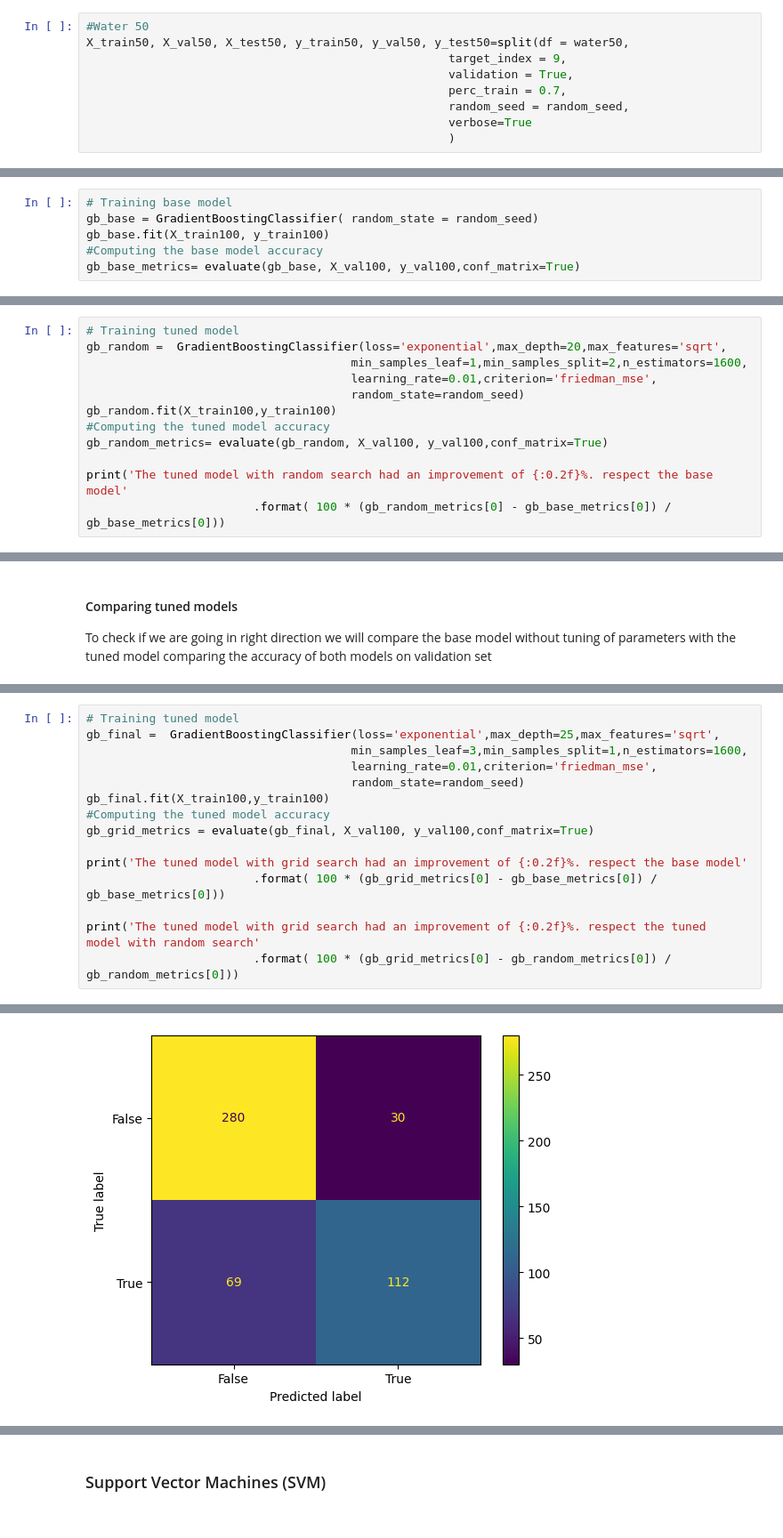
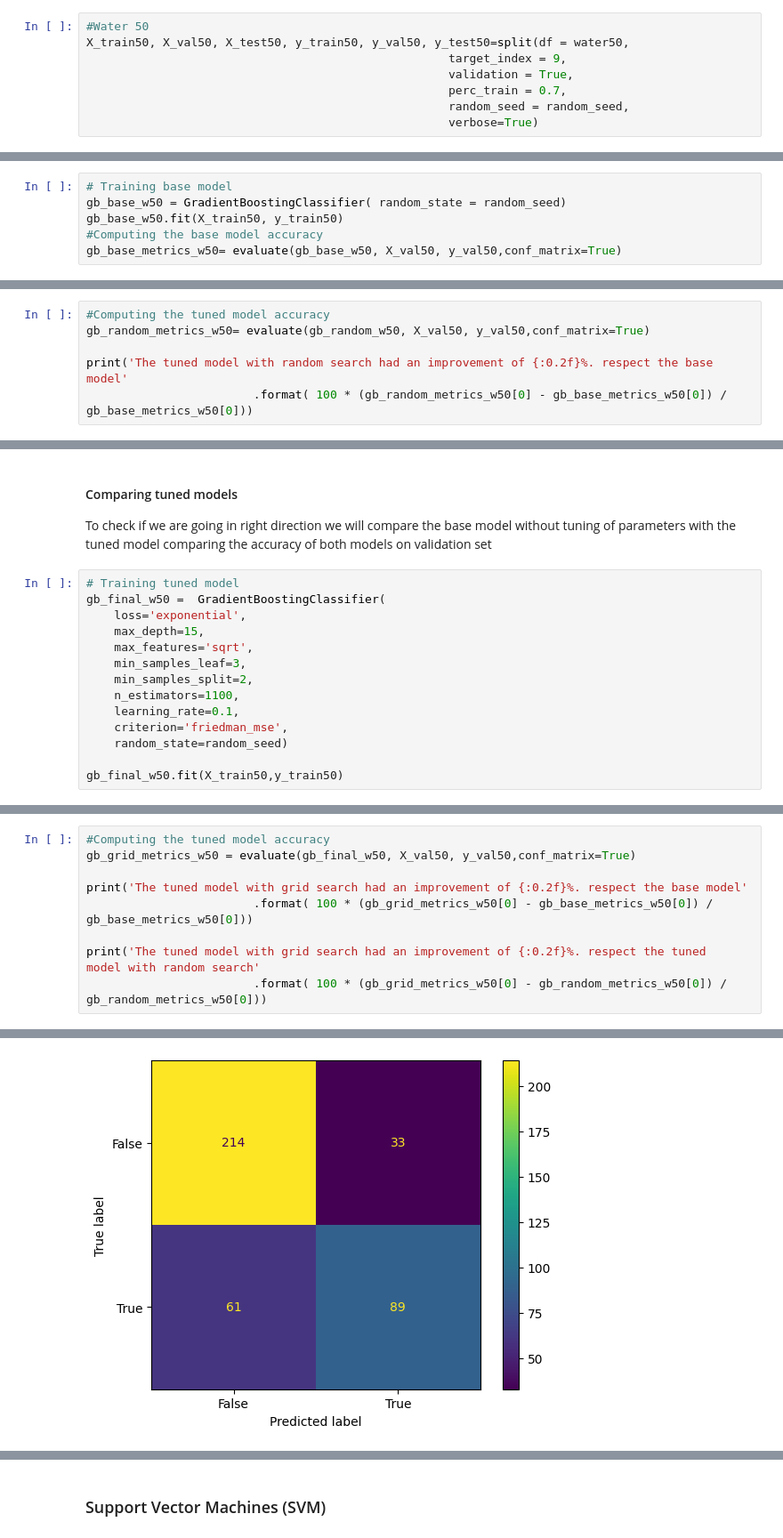
Before and after one commit to opon13/Drinking-water-potability-analysis-in-Python, a Jupyter notebook: Model-building phase50.ipynb, the cells around one changed output, grey strips where cells are left out. Shown: that part at 89% size. Saved outputs shown, nothing was run; the diff lists cells and outputs as text.

```diff
--- a/Model-building phase50.ipynb
+++ b/Model-building phase50.ipynb
@@ -74,8 +74,7 @@ X_train50, X_val50, X_test50, y_train50, y_val50, y_test50=split(df = water50,
                                                     validation = True,
                                                     perc_train = 0.7,
                                                     random_seed = random_seed,
-                                                    verbose=True
-                                                    )
+                                                    verbose=True)
 # %% [output]
 BEFORE SPLITTING:
 
@@ -353,9 +360,9 @@ In boosting, the individual models are not built on completely random subsets of
 Source: [link](https://scikit-learn.org/stable/modules/generated/sklearn.ensemble.GradientBoostingClassifier.html)
 # %%
 # Training base model
-gb_base = GradientBoostingClassifier( random_state = random_seed)
-gb_base.fit(X_train100, y_train100)
+gb_base_w50 = GradientBoostingClassifier( random_state = random_seed)
+gb_base_w50.fit(X_train50, y_train50)
 #Computing the base model accuracy
-gb_base_metrics= evaluate(gb_base, X_val100, y_val100,conf_matrix=True)
+gb_base_metrics_w50= evaluate(gb_base_w50, X_val50, y_val50,conf_matrix=True)
 # %% [output]
 Confusion matrix:
@@ -457,14 +482,8 @@ To check if we are going in right direction we will compare the base model witho
 # %%
-# Training tuned model
-gb_random =  GradientBoostingClassifier(loss='exponential',max_depth=20,max_features='sqrt',
-                                      min_samples_leaf=1,min_samples_split=2,n_estimators=1600,
-                                      learning_rate=0.01,criterion='friedman_mse',
-                                      random_state=random_seed)
-gb_random.fit(X_train100,y_train100)
 #Computing the tuned model accuracy
-gb_random_metrics= evaluate(gb_random, X_val100, y_val100,conf_matrix=True)
+gb_random_metrics_w50= evaluate(gb_random_w50, X_val50, y_val50,conf_matrix=True)
 
 print('The tuned model with random search had an improvement of {:0.2f}%. respect the base model'
-                        .format( 100 * (gb_random_metrics[0] - gb_base_metrics[0]) / gb_base_metrics[0]))
+                        .format( 100 * (gb_random_metrics_w50[0] - gb_base_metrics_w50[0]) / gb_base_metrics_w50[0]))
 # %% [output]
 Confusion matrix:
@@ -530,3 +550,17 @@ gb_params_best_random
 # %% [markdown]
 #### Comparing tuned models
 To check if we are going in right direction we will compare the base model without tuning of parameters with the tuned model comparing the accuracy of both models on validation set
+# %%
+# Training tuned model
+gb_final_w50 =  GradientBoostingClassifier(
+    loss='exponential',
+    max_depth=15,
+    max_features='sqrt',
+    min_samples_leaf=3,
+    min_samples_split=2,
+    n_estimators=1100,
+    learning_rate=0.1,
+    criterion='friedman_mse',
+    random_state=random_seed)
+
+gb_final_w50.fit(X_train50,y_train50)
@@ -533,18 +571,12 @@ To check if we are going in right direction we will compare the base model witho
 # %%
-# Training tuned model
-gb_final =  GradientBoostingClassifier(loss='exponential',max_depth=25,max_features='sqrt',
-                                      min_samples_leaf=3,min_samples_split=1,n_estimators=1600,
-                                      learning_rate=0.01,criterion='friedman_mse',
-                                      random_state=random_seed)
-gb_final.fit(X_train100,y_train100)
 #Computing the tuned model accuracy
-gb_grid_metrics = evaluate(gb_final, X_val100, y_val100,conf_matrix=True)
+gb_grid_metrics_w50 = evaluate(gb_final_w50, X_val50, y_val50,conf_matrix=True)
 
 print('The tuned model with grid search had an improvement of {:0.2f}%. respect the base model'
-                        .format( 100 * (gb_grid_metrics[0] - gb_base_metrics[0]) / gb_base_metrics[0]))
+                        .format( 100 * (gb_grid_metrics_w50[0] - gb_base_metrics_w50[0]) / gb_base_metrics_w50[0]))
 
 print('The tuned model with grid search had an improvement of {:0.2f}%. respect the tuned  model with random search'
-                        .format( 100 * (gb_grid_metrics[0] - gb_random_metrics[0]) / gb_random_metrics[0]))
+                        .format( 100 * (gb_grid_metrics_w50[0] - gb_random_metrics_w50[0]) / gb_random_metrics_w50[0]))
 # %% [output]
 Confusion matrix:
-[figure, old version]
+[figure, new version]
```
Also changed, not shown: parts of 28 cells of this notebook, 3 other files.
